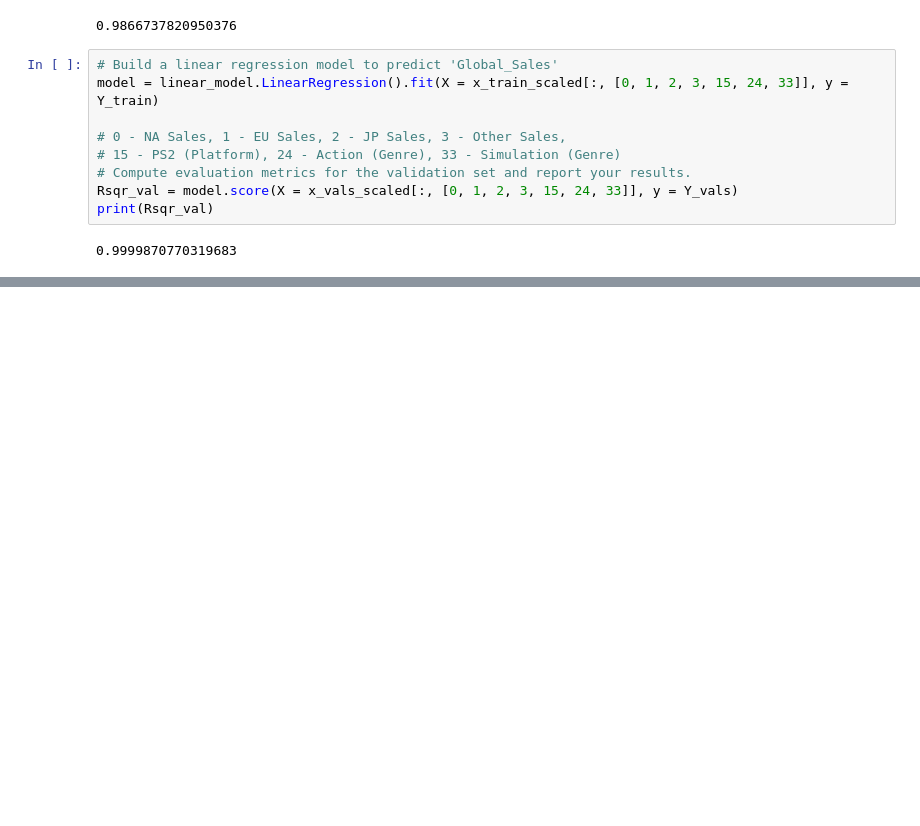
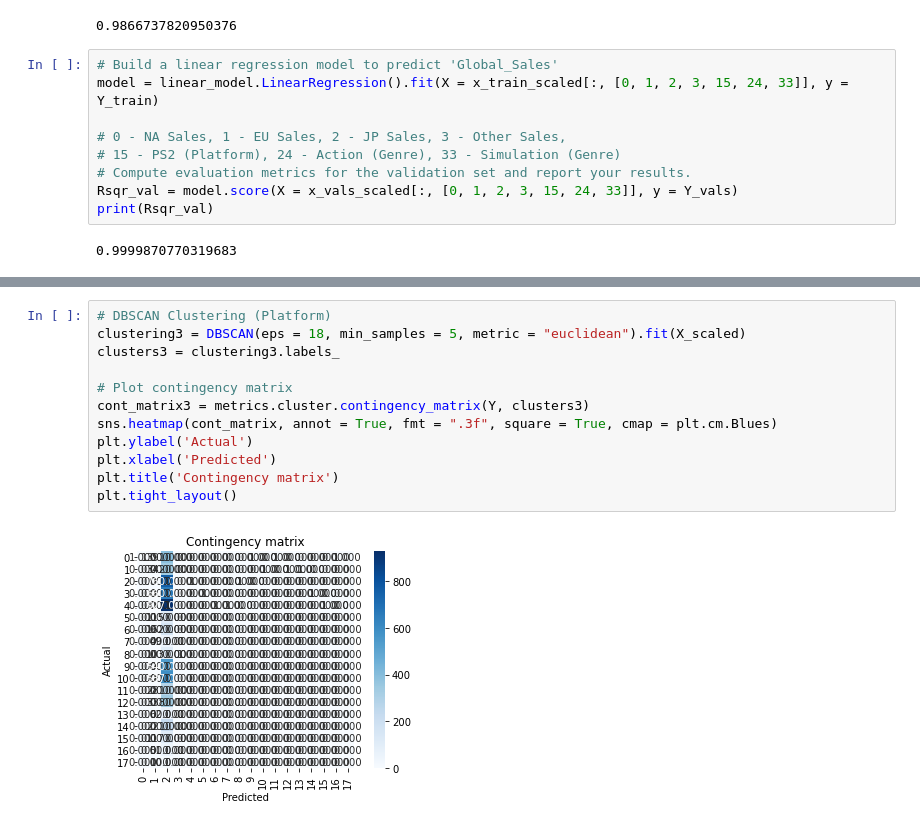
Before and after one commit to lambert-stephen/Data-Science-Final-Project, a Jupyter notebook: final_project.ipynb, the cells around one changed output, grey strips where cells are left out. Drawn from its saved outputs; the diff is of its cells as text; blank space fills up the shorter version.

```diff
--- a/final_project.ipynb
+++ b/final_project.ipynb
@@ -1218,0 +1309,14 @@ print(Rsqr_val)
+# %%
+# DBSCAN Clustering (Platform)
+clustering3 = DBSCAN(eps = 18, min_samples = 5, metric = "euclidean").fit(X_scaled)
+clusters3 = clustering3.labels_
+
+# Plot contingency matrix
+cont_matrix3 = metrics.cluster.contingency_matrix(Y, clusters3)
+sns.heatmap(cont_matrix, annot = True, fmt = ".3f", square = True, cmap = plt.cm.Blues)
+plt.ylabel('Actual')
+plt.xlabel('Predicted')
+plt.title('Contingency matrix')
+plt.tight_layout()
+# %% [output]
+[figure, added]
```
Also changed, not shown: parts of 29 cells of this notebook.
